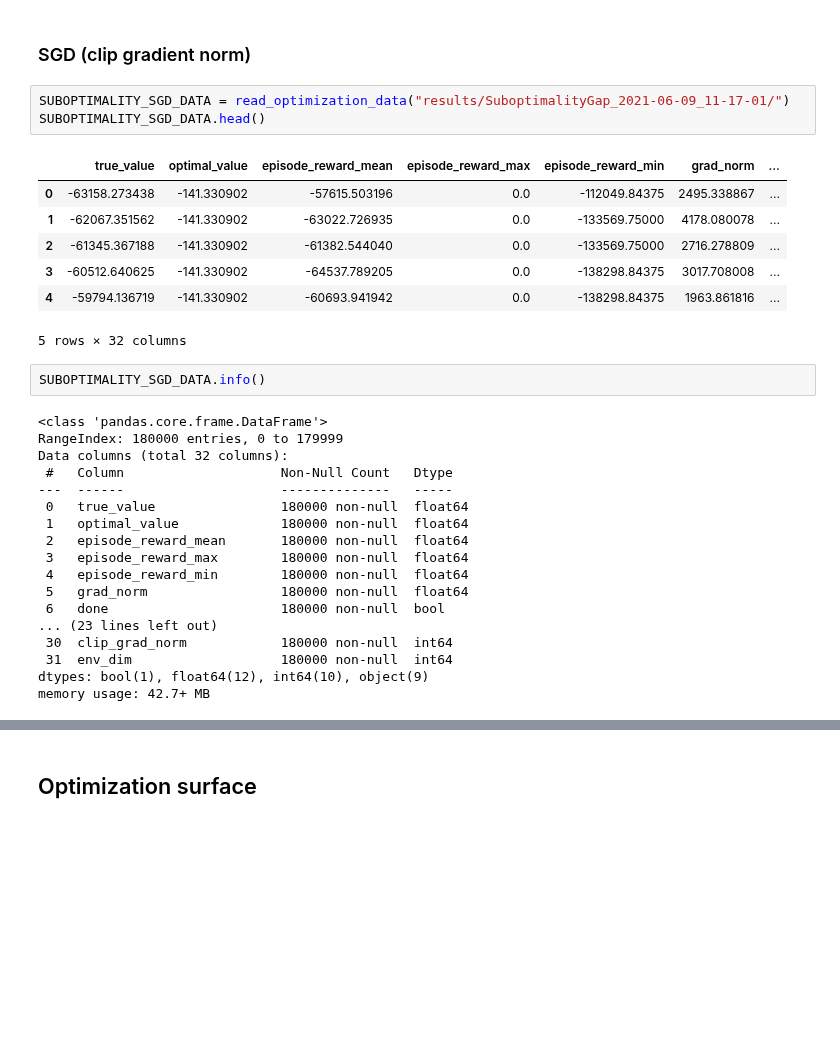
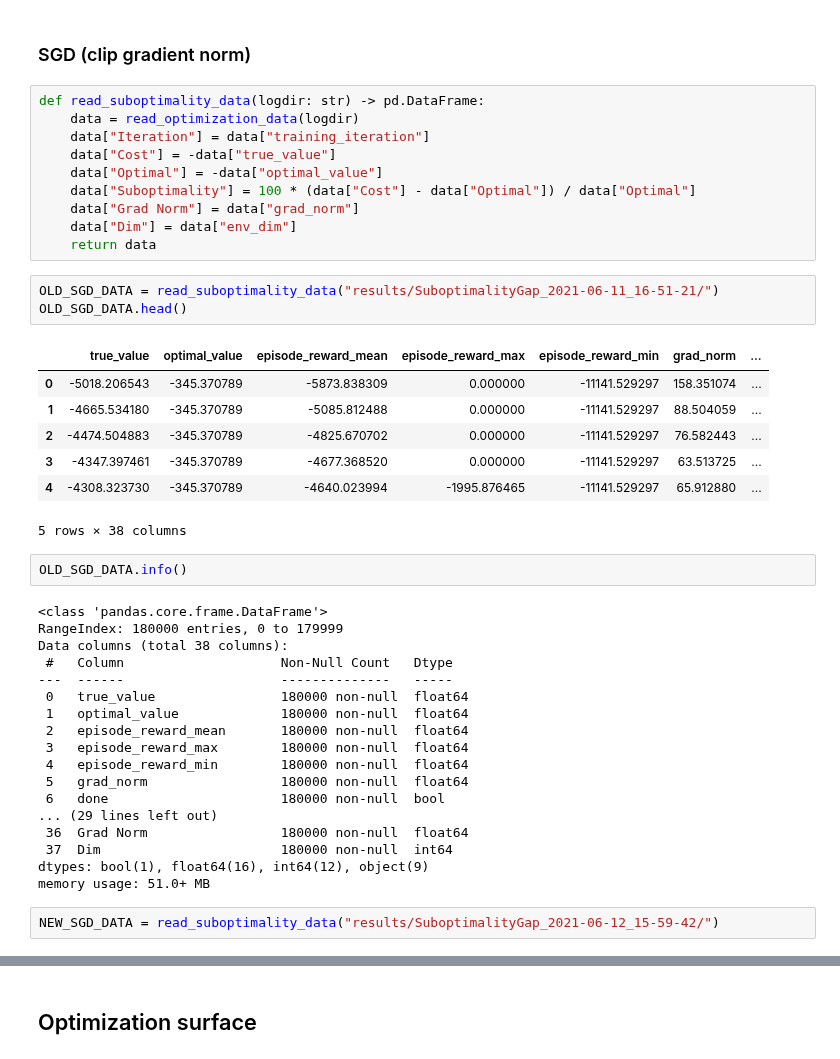
Before and after one commit to 0xangelo/LQSVG, a Jupyter notebook: experiments/dpg_vs_maac.ipynb, the cells around one changed output, grey strips where cells are left out. Cells and saved outputs as stored; diff of their text form; blank space fills up the shorter version.

```diff
--- a/experiments/dpg_vs_maac.ipynb
+++ b/experiments/dpg_vs_maac.ipynb
@@ -676,23 +676,33 @@ width: 4.803148471011484, height: 5.937018016194373
 ## Suboptimality Gap
 # %% [markdown]
 ### SGD (clip gradient norm)
+# %%
+def read_suboptimality_data(logdir: str) -> pd.DataFrame:
+    data = read_optimization_data(logdir)
+    data["Iteration"] = data["training_iteration"]
+    data["Cost"] = -data["true_value"]
+    data["Optimal"] = -data["optimal_value"]
+    data["Suboptimality"] = 100 * (data["Cost"] - data["Optimal"]) / data["Optimal"]
+    data["Grad Norm"] = data["grad_norm"]
+    data["Dim"] = data["env_dim"]
+    return data
 # %%
-SUBOPTIMALITY_SGD_DATA = read_optimization_data("results/SuboptimalityGap_2021-06-09_11-17-01/")
-SUBOPTIMALITY_SGD_DATA.head()
+OLD_SGD_DATA = read_suboptimality_data("results/SuboptimalityGap_2021-06-11_16-51-21/")
+OLD_SGD_DATA.head()
 # %% [output]
 |  | true_value | optimal_value | episode_reward_mean | episode_reward_max | episode_reward_min | grad_norm | ... |
-| 0 | -63158.273438 | -141.330902 | -57615.503196 | 0.0 | -112049.84375 | 2495.338867 | ... |
-| 1 | -62067.351562 | -141.330902 | -63022.726935 | 0.0 | -133569.75000 | 4178.080078 | ... |
-| 2 | -61345.367188 | -141.330902 | -61382.544040 | 0.0 | -133569.75000 | 2716.278809 | ... |
-| 3 | -60512.640625 | -141.330902 | -64537.789205 | 0.0 | -138298.84375 | 3017.708008 | ... |
-| 4 | -59794.136719 | -141.330902 | -60693.941942 | 0.0 | -138298.84375 | 1963.861816 | ... |
+| 0 | -5018.206543 | -345.370789 | -5873.838309 | 0.000000 | -11141.529297 | 158.351074 | ... |
+| 1 | -4665.534180 | -345.370789 | -5085.812488 | 0.000000 | -11141.529297 | 88.504059 | ... |
+| 2 | -4474.504883 | -345.370789 | -4825.670702 | 0.000000 | -11141.529297 | 76.582443 | ... |
+| 3 | -4347.397461 | -345.370789 | -4677.368520 | 0.000000 | -11141.529297 | 63.513725 | ... |
+| 4 | -4308.323730 | -345.370789 | -4640.023994 | -1995.876465 | -11141.529297 | 65.912880 | ... |
-5 rows × 32 columns
+5 rows × 38 columns
 # %%
-SUBOPTIMALITY_SGD_DATA.info()
+OLD_SGD_DATA.info()
 # %% [output]
 <class 'pandas.core.frame.DataFrame'>
 RangeIndex: 180000 entries, 0 to 179999
-Data columns (total 32 columns):
+Data columns (total 38 columns):
  #   Column                    Non-Null Count   Dtype
 ---  ------                    --------------   -----
  0   true_value                180000 non-null  float64
@@ -702,8 +712,10 @@ Data columns (total 32 columns):
  4   episode_reward_min        180000 non-null  float64
  5   grad_norm                 180000 non-null  float64
  6   done                      180000 non-null  bool
-... (23 lines left out)
- 30  clip_grad_norm            180000 non-null  int64
- 31  env_dim                   180000 non-null  int64
-dtypes: bool(1), float64(12), int64(10), object(9)
-memory usage: 42.7+ MB
+... (29 lines left out)
+ 36  Grad Norm                 180000 non-null  float64
+ 37  Dim                       180000 non-null  int64
+dtypes: bool(1), float64(16), int64(12), object(9)
+memory usage: 51.0+ MB
+# %%
+NEW_SGD_DATA = read_suboptimality_data("results/SuboptimalityGap_2021-06-12_15-59-42/")
```
Also changed, not shown: parts of 17 cells of this notebook, 7 other files.
